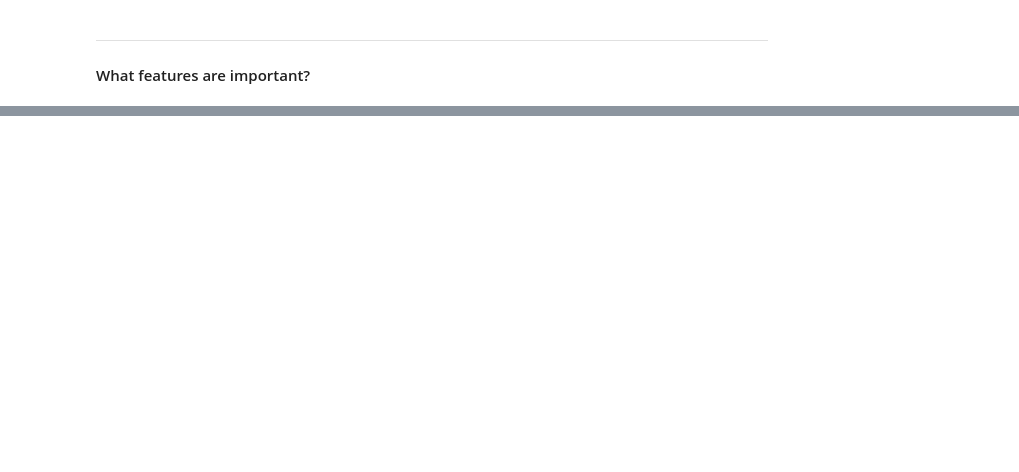
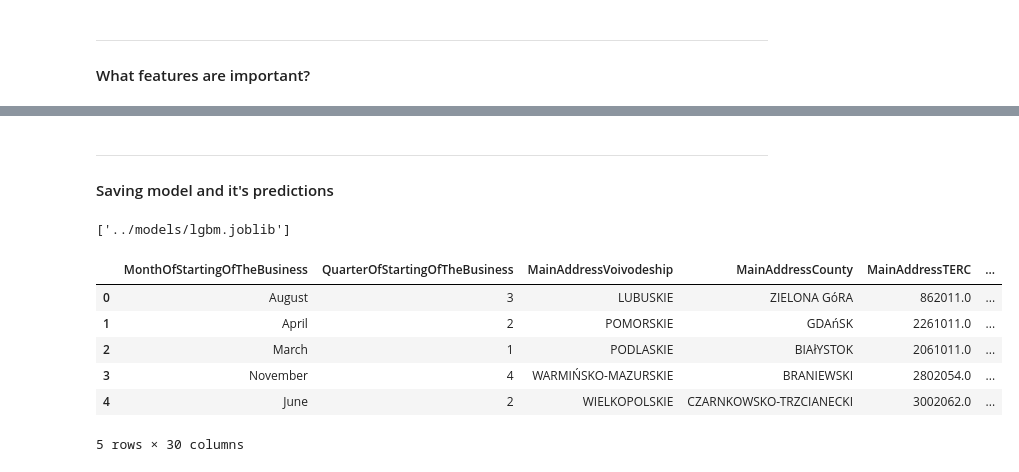
Before and after one commit to YuseqYaseq/interactive-vis, a Jupyter notebook: notebooks/lightgbm.ipynb, the cells around one changed output, grey strips where cells are left out. Cells and saved outputs as stored; diff of their text form; code cells hidden in the pictures; blank space fills up the shorter version.

```diff
--- a/notebooks/lightgbm.ipynb
+++ b/notebooks/lightgbm.ipynb
@@ -91,0 +86,7 @@ lgb.plot_importance(clf, max_num_features=20)
+# %% [markdown]
+---
+#### Saving model and it's predictions
+# %%
+dump(clf, '../models/lgbm.joblib')
+# %% [output]
+['../models/lgbm.joblib']
@@ -91,0 +100,10 @@ lgb.plot_importance(clf, max_num_features=20)
+# %%
+pd.read_csv("../models/x_test_lgbm.csv").head()
+# %% [output]
+|  | MonthOfStartingOfTheBusiness | QuarterOfStartingOfTheBusiness | MainAddressVoivodeship | MainAddressCounty | MainAddressTERC | ... |
+| 0 | August | 3 | LUBUSKIE | ZIELONA GóRA | 862011.0 | ... |
+| 1 | April | 2 | POMORSKIE | GDAńSK | 2261011.0 | ... |
+| 2 | March | 1 | PODLASKIE | BIAłYSTOK | 2061011.0 | ... |
+| 3 | November | 4 | WARMIŃSKO-MAZURSKIE | BRANIEWSKI | 2802054.0 | ... |
+| 4 | June | 2 | WIELKOPOLSKIE | CZARNKOWSKO-TRZCIANECKI | 3002062.0 | ... |
+5 rows × 30 columns
```
Also changed, not shown: parts of 8 cells of this notebook, 1 other file.
